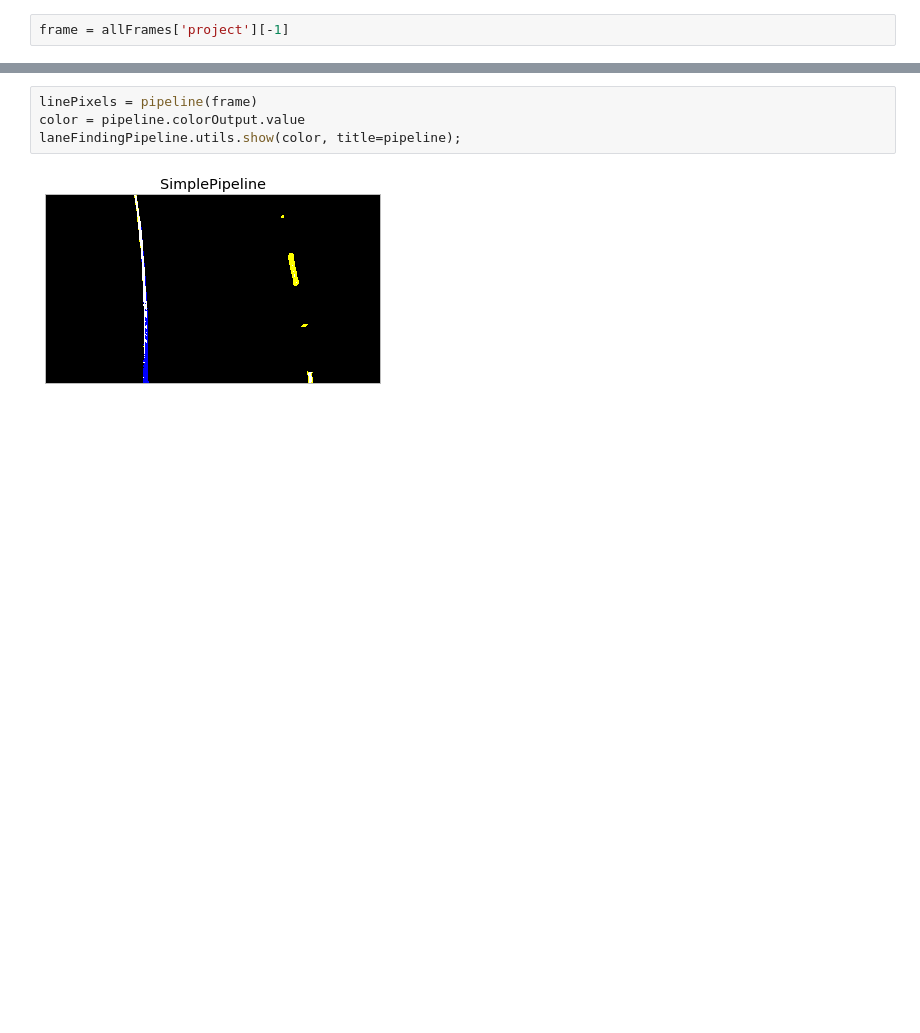
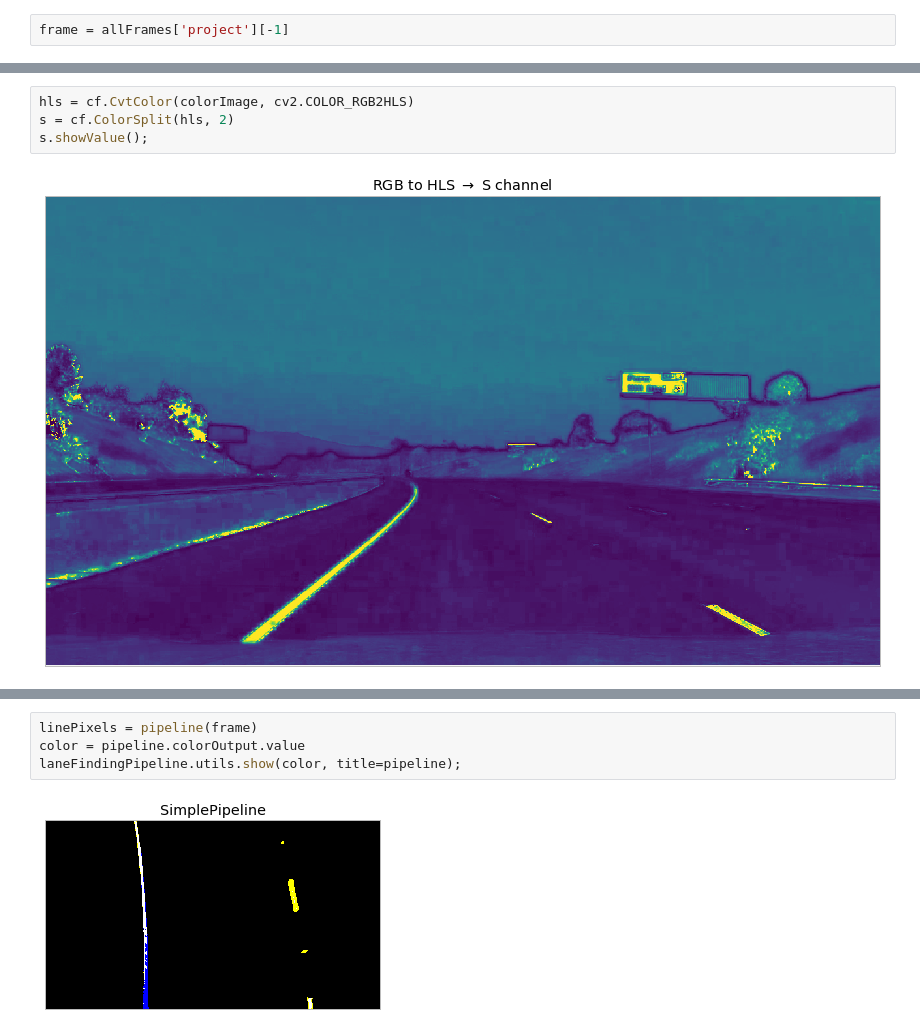
Before and after one commit to tsbertalan/laneLines, a Jupyter notebook: Report.ipynb, the cells around one changed output, grey strips where cells are left out. Cells and saved outputs as stored; diff of their text form; blank space fills up the shorter version.

```diff
--- a/Report.ipynb
+++ b/Report.ipynb
@@ -20,0 +40,6 @@ frame = allFrames['project'][-1]
+# %%
+hls = cf.CvtColor(colorImage, cv2.COLOR_RGB2HLS)
+s = cf.ColorSplit(hls, 2)
+s.showValue();
+# %% [output]
+[figure, added]
```
Also changed, not shown: parts of 26 cells of this notebook, 1 other file.
